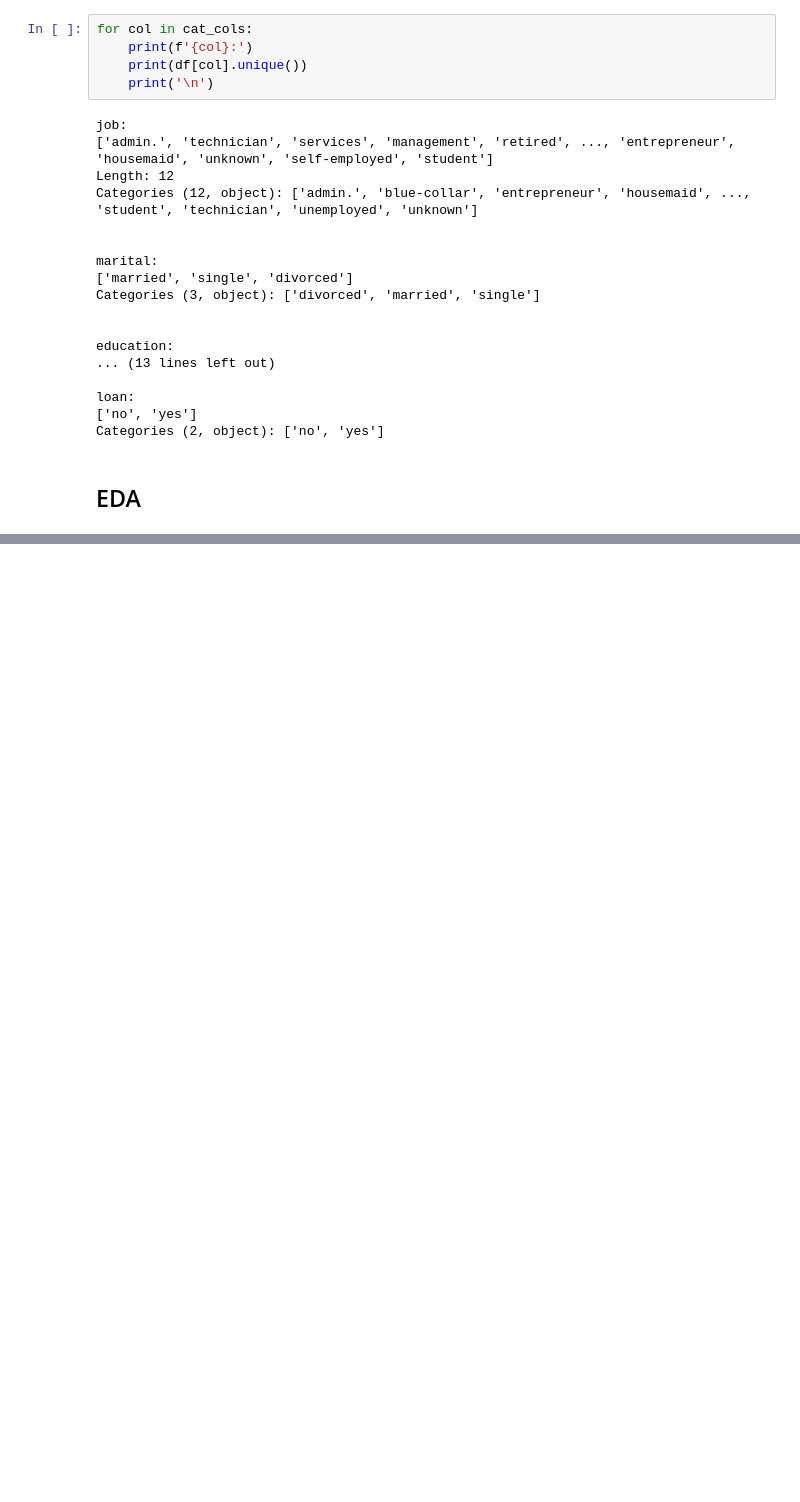
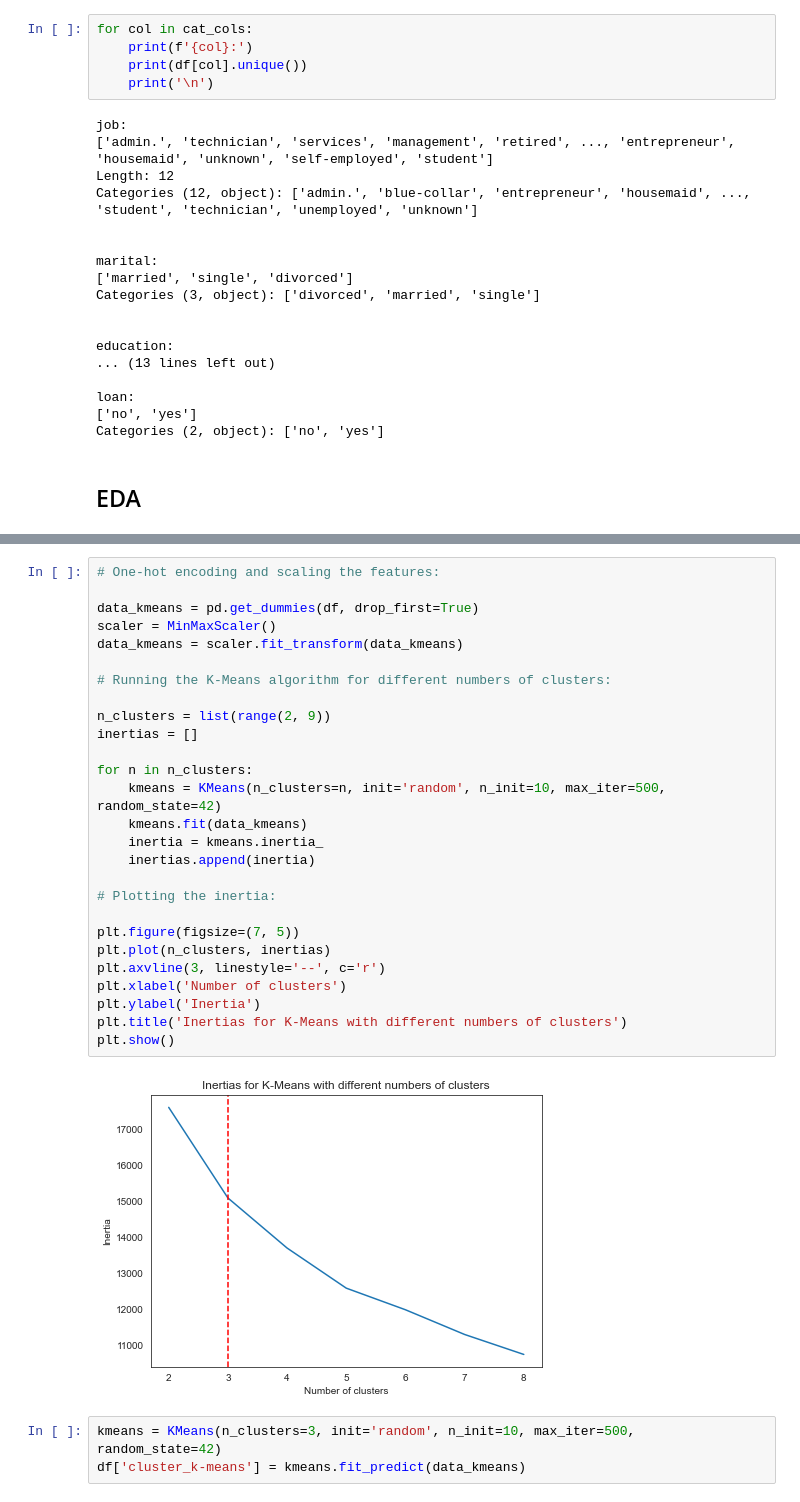
Before and after one commit to av1nDs0uza/ds-ai, a Jupyter notebook: dmbi.ipynb, the cells around one changed output, grey strips where cells are left out. Cells and saved outputs as stored; diff of their text form; blank space fills up the shorter version.

```diff
--- a/dmbi.ipynb
+++ b/dmbi.ipynb
@@ -109,0 +158,32 @@ Categories (2, object): ['no', 'yes']
+# %%
+# One-hot encoding and scaling the features:
+
+data_kmeans = pd.get_dummies(df, drop_first=True)
+scaler = MinMaxScaler()
+data_kmeans = scaler.fit_transform(data_kmeans)
+
+# Running the K-Means algorithm for different numbers of clusters:
+
+n_clusters = list(range(2, 9))
+inertias = []
+
+for n in n_clusters:
+    kmeans = KMeans(n_clusters=n, init='random', n_init=10, max_iter=500, random_state=42)
+    kmeans.fit(data_kmeans)
+    inertia = kmeans.inertia_
+    inertias.append(inertia)
+
+# Plotting the inertia:
+
+plt.figure(figsize=(7, 5))
+plt.plot(n_clusters, inertias)
+plt.axvline(3, linestyle='--', c='r')
+plt.xlabel('Number of clusters')
+plt.ylabel('Inertia')
+plt.title('Inertias for K-Means with different numbers of clusters')
+plt.show()
+# %% [output]
+[figure, added]
+# %%
+kmeans = KMeans(n_clusters=3, init='random', n_init=10, max_iter=500, random_state=42)
+df['cluster_k-means'] = kmeans.fit_predict(data_kmeans)
```
Also changed, not shown: parts of 25 cells of this notebook, 2 other files.
